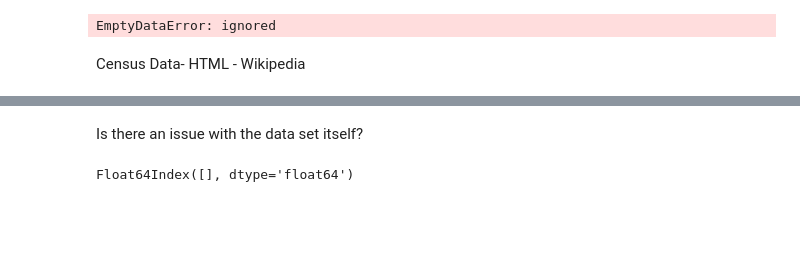
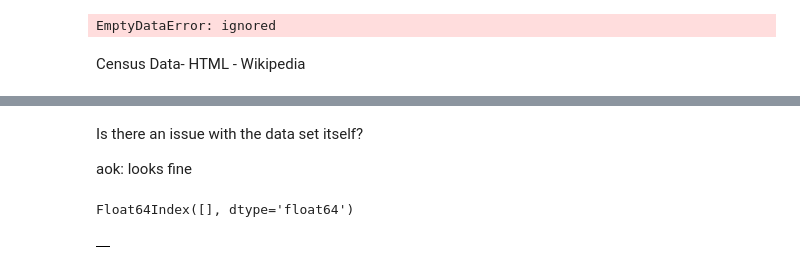
Before and after one commit to citjimm/DMDS, a Jupyter notebook: PS1.ipynb, the cells around one changed output, grey strips where cells are left out. Drawn from its saved outputs; the diff is of its cells as text; code cells hidden in the pictures; blank space fills up the shorter version.

```diff
--- a/PS1.ipynb
+++ b/PS1.ipynb
@@ -79,5 +92,7 @@ dat
 | 51 | NaN | United States | 331449281 | 308745538 | 22703743 | 7.4% |
 # %% [markdown]
 Is there an issue with the data set itself?
+
+aok: looks fine
 # %%
 !wget -q -O index.json https://drive.google.com/uc?id=16JKCFx676wzEvz8ZmNlgmWqpbD-qWDDT/&export=download
@@ -90,3 +105,7 @@ data.columns
 #is there a problem in uploading the data???
 # %% [output]
 Float64Index([], dtype='float64')
+# %%
+data
+# %% [output]
+|  |
```
Also changed, not shown: parts of 4 cells of this notebook.
